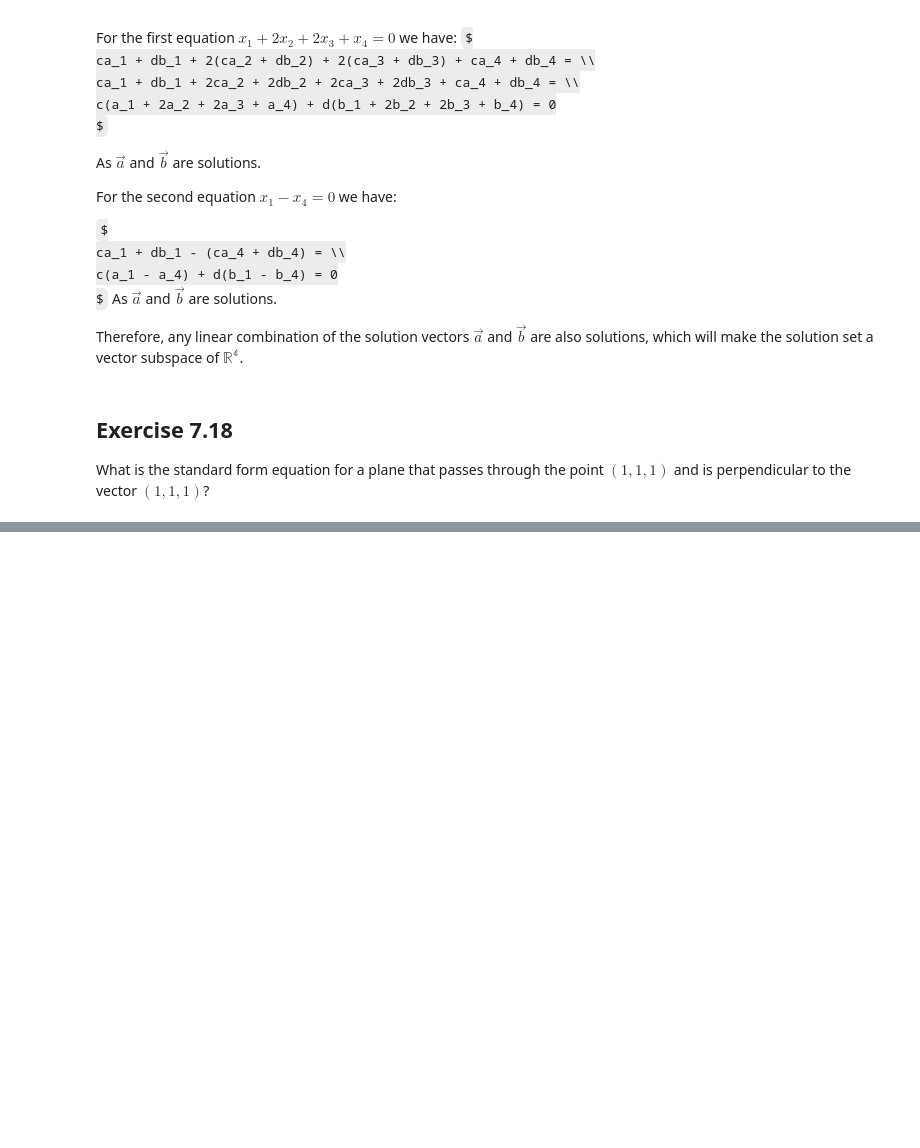
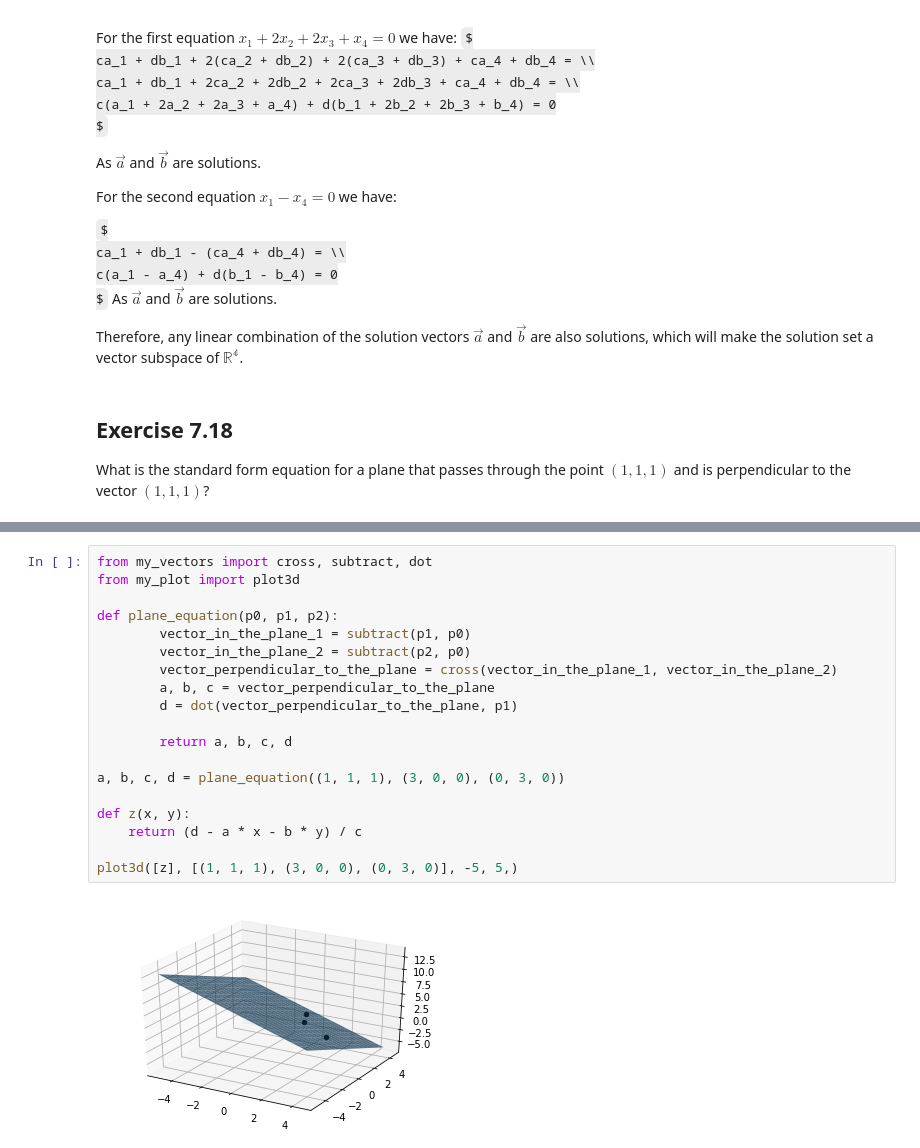
Before and after one commit to sergiofgonzalez/math-workbench, a Jupyter notebook: 06-solving-systems-of-linear-equations/e01-exercises/solving-systems-of-linear-equations-exercises.ipynb, the cells around one changed output, grey strips where cells are left out. Cells and saved outputs as stored; diff of their text form; some formulas as TeX source; blank space fills up the shorter version.

```diff
--- a/06-solving-systems-of-linear-equations/e01-exercises/solving-systems-of-linear-equations-exercises.ipynb
+++ b/06-solving-systems-of-linear-equations/e01-exercises/solving-systems-of-linear-equations-exercises.ipynb
@@ -1027,0 +1083,21 @@ What is the standard form equation for a plane that passes through the point $ (
+# %%
+from my_vectors import cross, subtract, dot
+from my_plot import plot3d
+
+def plane_equation(p0, p1, p2):
+        vector_in_the_plane_1 = subtract(p1, p0)
+        vector_in_the_plane_2 = subtract(p2, p0)
+        vector_perpendicular_to_the_plane = cross(vector_in_the_plane_1, vector_in_the_plane_2)
+        a, b, c = vector_perpendicular_to_the_plane
+        d = dot(vector_perpendicular_to_the_plane, p1)
+
+        return a, b, c, d
+
+a, b, c, d = plane_equation((1, 1, 1), (3, 0, 0), (0, 3, 0))
+
+def z(x, y):
+    return (d - a * x - b * y) / c
+
+plot3d([z], [(1, 1, 1), (3, 0, 0), (0, 3, 0)], -5, 5,)
+# %% [output]
+[figure, added]
```
Also changed, not shown: parts of 6 cells of this notebook, 6 other files.
